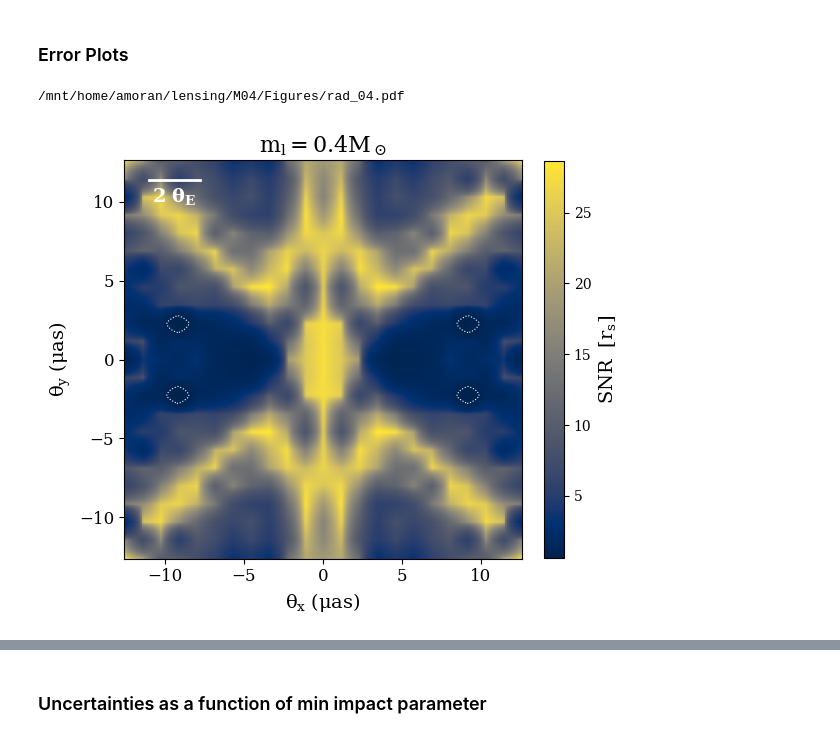
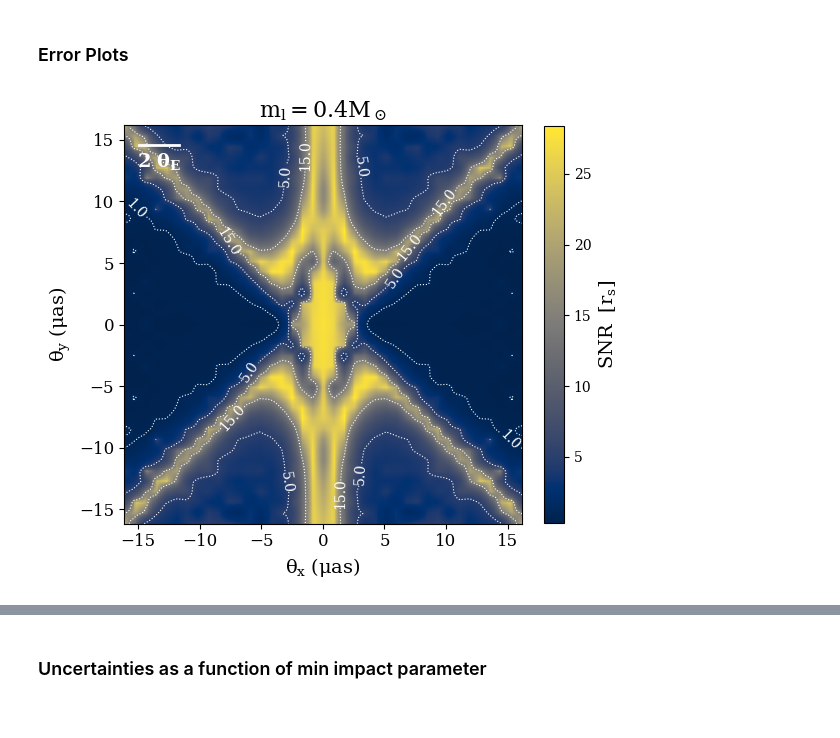
Before and after one commit to abby-moran/Quasar_microlensing_public, a Jupyter notebook: M04/interp_grid04.ipynb, the cells around one changed output, grey strips where cells are left out. Drawn from its saved outputs; the diff is of its cells as text; code cells hidden in the pictures.

```diff
--- a/M04/interp_grid04.ipynb
+++ b/M04/interp_grid04.ipynb
@@ -584,8 +672,8 @@ theta_step_mag = 2 * (1.5e-10) / 8000
 # %% [markdown]
 Load in the data over the position grids for both masses
 # %%
-position_04_mag, fish_04_mag = load_mag_file('m04_78tE_mag.txt')#, nval_x=2)
-position_04, rad_04, mass_04, xpos_04, ypos_04, cov_04 = load_file('m04_78tE_II.txt')#, nval_x=3)
+position_04_mag, fish_04_mag = load_mag_file('../data/gram_m04_10tE_mag.txt')#, nval_x=2)
+position_04, rad_04, mass_04, xpos_04, ypos_04, cov_04 = load_file('../data/gram_m04_10tE_II.txt')#, nval_x=3)
 
 cov_combo_04 = []
 rad_04_combo = []
@@ -881,44 +1090,43 @@ extent2 = [-theta_max, theta_max, -theta_max, theta_max]    #left right bottom t
 X, Y = np.meshgrid(fine_grid_x*rad_to_arcsec, fine_grid_y*rad_to_arcsec)
 Z = rad_mas/np.flipud(rad_interp).T
 
-levels=[.1, 1]
+levels=[1, 5, 15]
 im=ax1.imshow(Z, origin='lower',  cmap=orig_map, extent=extent, )
               # norm=matplotlib.colors.LogNorm(vmin=.05, vmax=1),)#, vmax=1.3, vmin=.1)
 cbar = plt.colorbar(im, ax=ax1, fraction=0.045)
 cbar.set_label(r'SNR $\ [r_s]$', fontsize=14)
 
 #contours
 contours = ax1.contour(X, Y, Z, levels=levels, colors='white', linewidths=0.8, linestyles='dotted')
 ax1.clabel(contours, inline=True, fontsize=10, fmt="%.1f")
 
 #scale thing
 scale_length = 2*theta_E_4*rad_to_arcsec
 
 # pick a position for the bar
-x_start = np.min(fine_grid_x) - 3.4 * scale_length
+x_start = np.min(fine_grid_x) - 4.6 * scale_length
 x_end = x_start + scale_length
 y_pos = np.max(fine_grid_y*rad_to_arcsec)  + .1 *np.min(fine_grid_y*rad_to_arcsec)
 ax1.plot([x_start, x_end], [y_pos, y_pos], color='white', lw=2)
 ax1.text((x_start + x_end) / 2, y_pos * .85, r"$ 2 \ \theta_{E}$", color='white', ha='center', va='bottom', fontsize=14,
          fontweight='black')#, backgroundcolor='white')
 
 
 ax1.tick_params(axis='both', which='major', labelsize=12)
 ax1.tick_params(axis='both', which='minor', labelsize=10)
 plt.title(r'$m_l=0.4M_\odot$', fontsize=16)
 #ax1.set_xlim(-1.4e-11, .1e-11)
 #ax1.set_ylim(-.1e-11, 1.4e-11)
 
 
 ax1.set_xlabel(r'$\theta_x \ (\mu as)$', fontsize=14)
 ax1.set_ylabel(r'$\theta_y \ (\mu as)$', fontsize=14)
 plt.tight_layout()
 
 plt.savefig('Figures/rad_04.pdf', bbox_inches='tight')
-FileLink('Figures/rad_04.pdf')
+#FileLink('Figures/rad_04.pdf')
 # %% [output]
-/mnt/home/amoran/lensing/M04/Figures/rad_04.pdf
-[figure, old version]
+[figure, new version]
 # %%
 fig, (ax1) = plt.subplots(nrows=1, ncols=1, figsize=(6, 8))
 extent = np.array([np.min(fine_grid_x), np.max(fine_grid_x),  np.min(fine_grid_y), np.max(fine_grid_y)])*rad_to_arcsec
```
Also changed, not shown: parts of 58 cells of this notebook, 4 other files.
